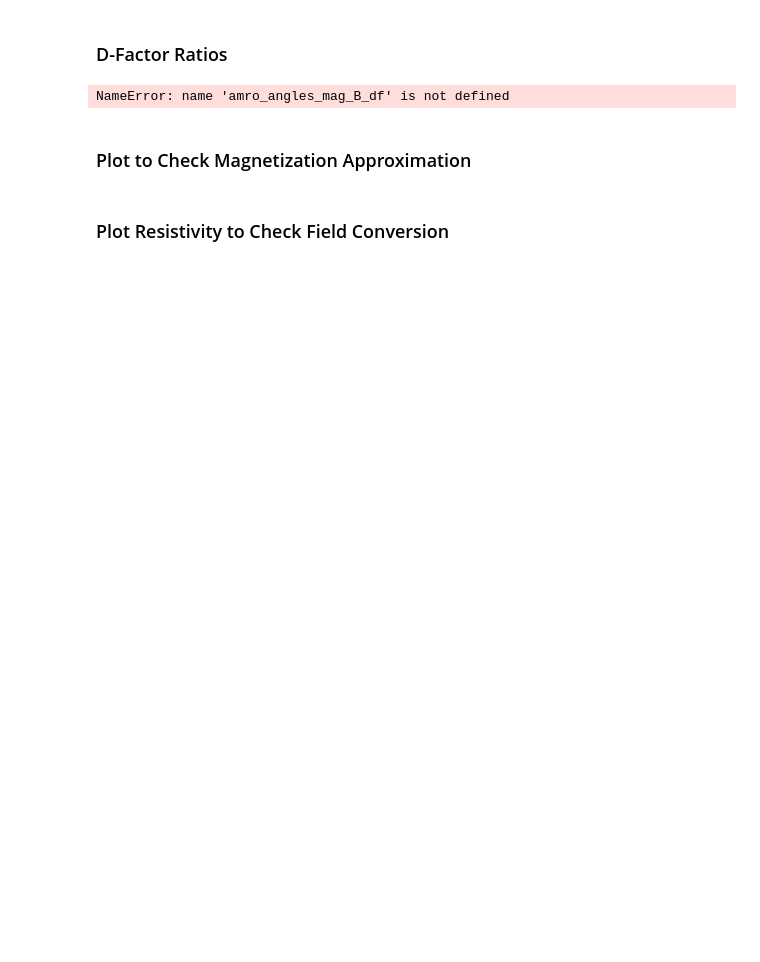
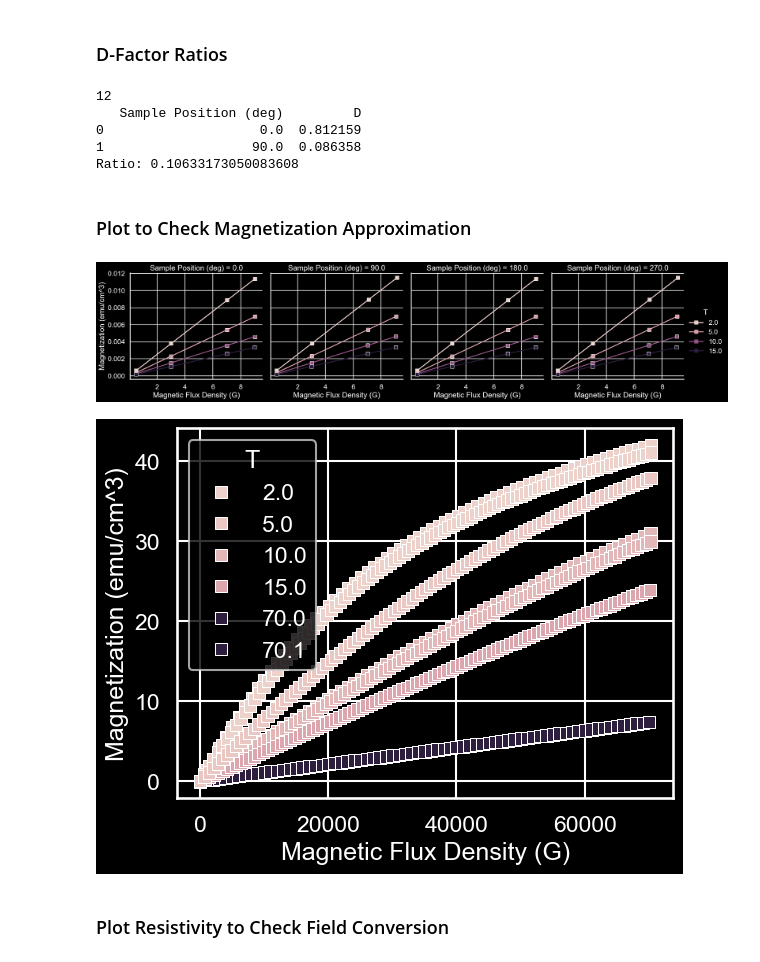
Before and after one commit to BaconBaconBacon/Data-Science-Portfolio, a Jupyter notebook: Python/MSc Data Analyses/Magnetization Extrapolation/Demag Amplitudes and AMRO Comparison.ipynb, the cells around one changed output. Cells and saved outputs as stored; diff of their text form; code cells hidden in the pictures; blank space fills up the shorter version.

```diff
--- a/Python/MSc Data Analyses/Magnetization Extrapolation/Demag Amplitudes and AMRO Comparison.ipynb
+++ b/Python/MSc Data Analyses/Magnetization Extrapolation/Demag Amplitudes and AMRO Comparison.ipynb
@@ -565,7 +564,19 @@ filename= 'YbPdBi, JF039, ACTRot12 ACTRot13 Symmetrized MR.csv'
 T_vals = [2, 5, 10, 15]
 
 MR_df = pd.read_csv(data_path / filename, delimiter=',')# skiprows=25)
-avg_MR_df = MR_df.query('T in @T_vals & puck_id == "actrot12" & `Sample Position (deg)` == 0')
+print(MR_df['puck_id'].unique())
+
+MR_df = MR_df.rename(columns={'puck_id':'ACT_str'})
+MR_df = MR_df.query('ACT_str =="actrot12"')
+MR_df['ACT_str'] = 'ACTRot12'
+print(MR_df.head())
+
+MR_df['L (cm)']= 0.0786
+MR_df['W (cm)']= 0.09172
+MR_df['H (cm)'] =0.008020
+
+print(MR_df.head())
+avg_MR_df = MR_df.query('T in @T_vals & ACT_str == "ACTRot12" & `Sample Position (deg)` == 0')
 
 sns.relplot(x='Magnetic Field (Oe)', y='Sym Res. (ohm-cm)',
                 data = avg_MR_df, linestyle='None', marker='.', hue = 'T')
@@ -841,14 +714,20 @@ max_positions = [0.1, 90.1, 180.1, 270.1, 360.1]
 min_positions = [-0.1, 89.9, 179.9, 269.9, 359.9]
 
 deg_label = 'Sample Position (deg)'
-res_label = 'Res. ch2 (ohm-cm)'
+res_label = 'Res. (ohm-cm)'
 geo_label = 'geo'
 
 # Select only the orientations parallel or perpendicular to the field
-amro_df = pd.read_csv('AMRO_combined_data.csv', sep=',', index_col='Unnamed: 0')#.query('T >=2 & T<20 ')
-amro_df.drop('Abs. Magnetic Field (Oe)', inplace=True, axis=1)
+amro_df = pd.read_csv(data_path/'YbPdBi_amro_combined.csv', sep=',')#.query('T >=2 & T<20 ')
+amro_df = amro_df.query('ACT_str == "ACTRot12"')
+
+
+amro_df['L (cm)']= 0.0786
+amro_df['W (cm)']= 0.09172
+amro_df['H (cm)'] =0.008020
+
 # Get mean of each AMRO dataset, NOTE: probably don't need this, want mean of the expected MR data...
-#amro_means = amro_df.groupby(['ACT', 'T', 'H', 'geo']).mean()[['Res. ch2 (ohm-cm)']].reset_index().rename(columns = {'Res. ch2 (ohm-cm)':'Mean Res. (ohm-cm)'})
+#amro_means = amro_df.groupby(['ACT_str', 'T', 'H', 'geo']).mean()[['Res.  (ohm-cm)']].reset_index().rename(columns = {'Res.  (ohm-cm)':'Mean Res. (ohm-cm)'})
 
 # Prepare query string to get the desired sample orientations
 deg_q = ''
@@ -862,5 +741,5 @@ amro_angles_df = amro_df.query(deg_q)
 amro_angles_df[deg_label] = amro_angles_df[deg_label].round()
 
 print(amro_angles_df[deg_label].unique())
-amro_angles_df.query('ACT=="ACTRot12"').head(5)
+amro_angles_df.query('ACT_str=="ACTRot12"').head(5)
 # %% [output]
@@ -903,7 +828,7 @@ for index, row in amro_angles_with_fit_params_df.iterrows():
             D = fo.DemagFactor(row['L (cm)'] / 2.0, row['W (cm)'] / 2.0, row['H (cm)'] / 2.0)
             H =row['H']
 
-            T = row['Temperature (K)']
+            T = row['T']
             J = row['J']
             C =row['C']
             n =row['n']
@@ -916,13 +841,13 @@ for index, row in amro_angles_with_fit_params_df.iterrows():
             B_list.append(B)
             AMRO_mag.append(M)
     elif row[deg_label] in [90, 270]:
-        if row[geo_label] == 'para':
+        if 'para' in row[geo_label]:
 
 
             D = fo.DemagFactor(row['H (cm)'] / 2.0, row['W (cm)'] / 2.0, row['L (cm)'] / 2.0)
             H =row['H']
 
-            T = row['Temperature (K)']
+            T = row['T']
             J = row['J']
             C =row['C']
             n =row['n']
@@ -938,13 +863,13 @@ for index, row in amro_angles_with_fit_params_df.iterrows():
             AMRO_mag.append(M)
 
 
-        elif row[geo_label] == 'perp':
+        elif  'perp' in row[geo_label]:
             if row[deg_label] in [90, 270]:
                 D = fo.DemagFactor(row['L (cm)'] / 2.0, row['H (cm)'] / 2.0, row['W (cm)'] / 2.0)
 
                 H =row['H']
 
-                T = row['Temperature (K)']
+                T = row['T']
                 J = row['J']
                 C =row['C']
                 n =row['n']
@@ -972,8 +905,8 @@ NameError: name 'amro_angles_with_fit_params_df' is not defined
 # %% [markdown]
 ### D-Factor Ratios
 # %%
-for num in ['11', '12', '13', '14']:
-    pr_df = amro_angles_mag_B_df.query('ACT == "{}"'.format("ACTRot"+num))
+for num in ['12']:  # ['11', '12', '13', '14']:
+    pr_df = amro_angles_mag_B_df.query('ACT_str == "{}"'.format("ACTRot"+num))
     # pr_df = pr_df.query('`Sample Position (deg)` in (0, 90)')[['Sample Position (deg)', 'D']]
     pr_df = pr_df[['Sample Position (deg)', 'D']]
     print(num)
@@ -981,19 +914,27 @@ for num in ['11', '12', '13', '14']:
     print('Ratio:', pr_df['D'].iloc[1]/ pr_df['D'].iloc[0])
     print()
 # %% [output]
-NameError: name 'amro_angles_mag_B_df' is not defined
+12
+   Sample Position (deg)         D
+0                    0.0  0.812159
+1                   90.0  0.086358
+Ratio: 0.10633173050083608
 # %% [markdown]
 ### Plot to Check Magnetization Approximation
 # %%
 x_label = 'Magnetic Flux Density (G)'
 y_label = 'Magnetization (emu/cm^3)'
 
 #q = '(`{}`==0 | `{}`==90)'.format(deg_label, deg_label)
 plot_df = amro_angles_mag_B_df#.query(q)#.sort_values(['T', 'H', x_label])
 
-sns.relplot(x=x_label, y= y_label, hue='T', kind='line',marker='s', col = deg_label, data=plot_df)
+g=sns.relplot(x=x_label, y= y_label, hue='T', kind='line',marker='s', col = deg_label, data=plot_df)
 plt.show()
-sns.scatterplot(x=x_label, y= y_label, marker='s', hue='T', data=mag_data.reset_index(drop=True))
+g =sns.scatterplot(x=x_label, y= y_label, marker='s', hue='T', data=mag_data.reset_index(drop=True))
+plt.show()
+# %% [output]
+[figure, added]
+[figure, added]
 # %% [markdown]
 ### Plot Resistivity to Check Field Conversion
 # %%
```
Also changed, not shown: parts of 41 cells of this notebook, 2 other files.
